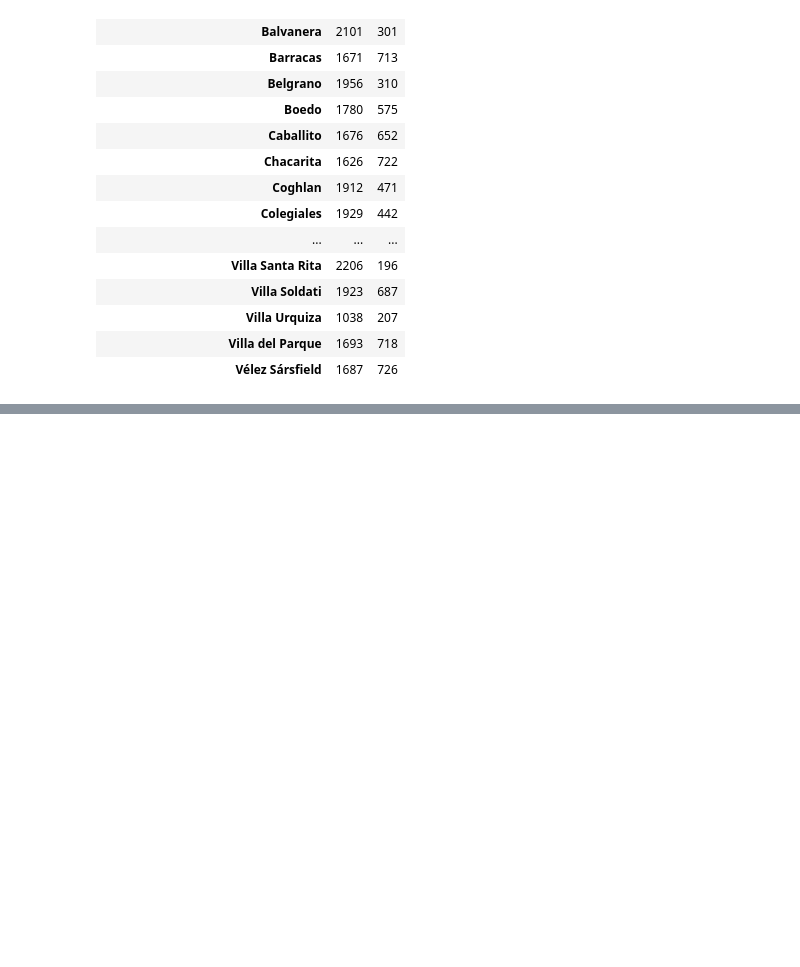
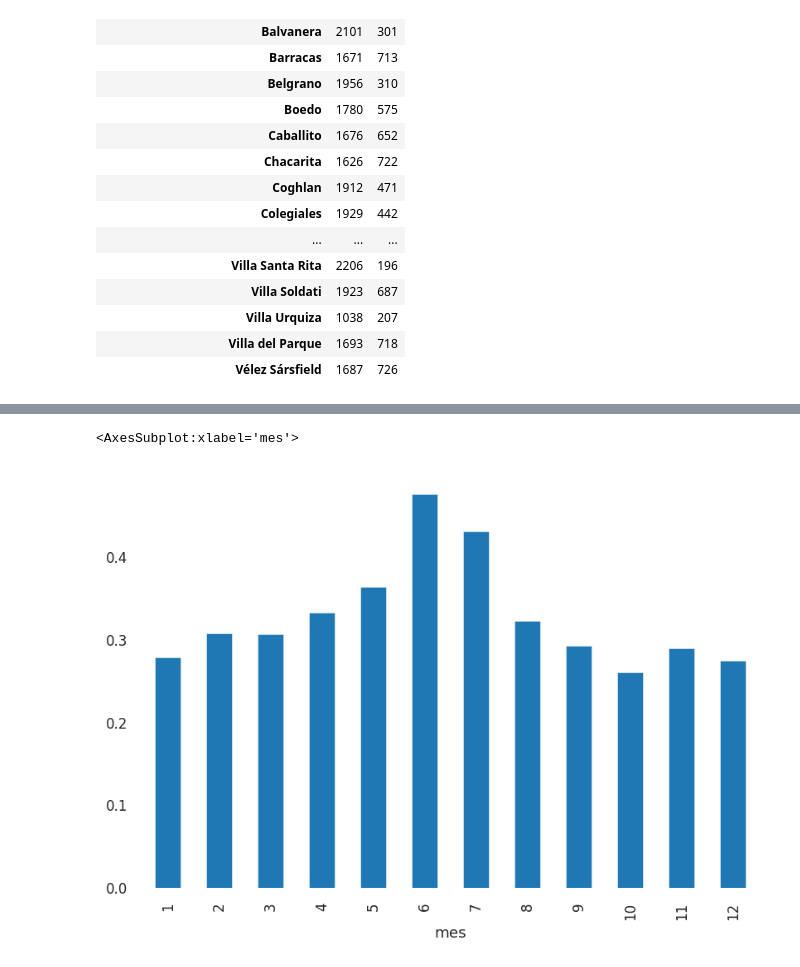
Before and after one commit to aflouret/lluvia-de-hamburguesas, a Jupyter notebook: tp.ipynb, the cells around one changed output, grey strips where cells are left out. Cells and saved outputs as stored; diff of their text form; code cells hidden in the pictures; blank space fills up the shorter version.

```diff
--- a/tp.ipynb
+++ b/tp.ipynb
@@ -516,0 +533,5 @@ pd.pivot_table(df, index='barrio', columns='llovieron_hamburguesas_al_dia_siguie
+# %%
+((df[df['humedad_tarde'] > 60].groupby(df['dia'].dt.month).size())/(df.groupby(df['dia'].dt.month).size())).plot(kind='bar', xlabel='mes')
+# %% [output]
+<AxesSubplot:xlabel='mes'>
+[figure, added]
```
Also changed, not shown: parts of 47 cells of this notebook.
